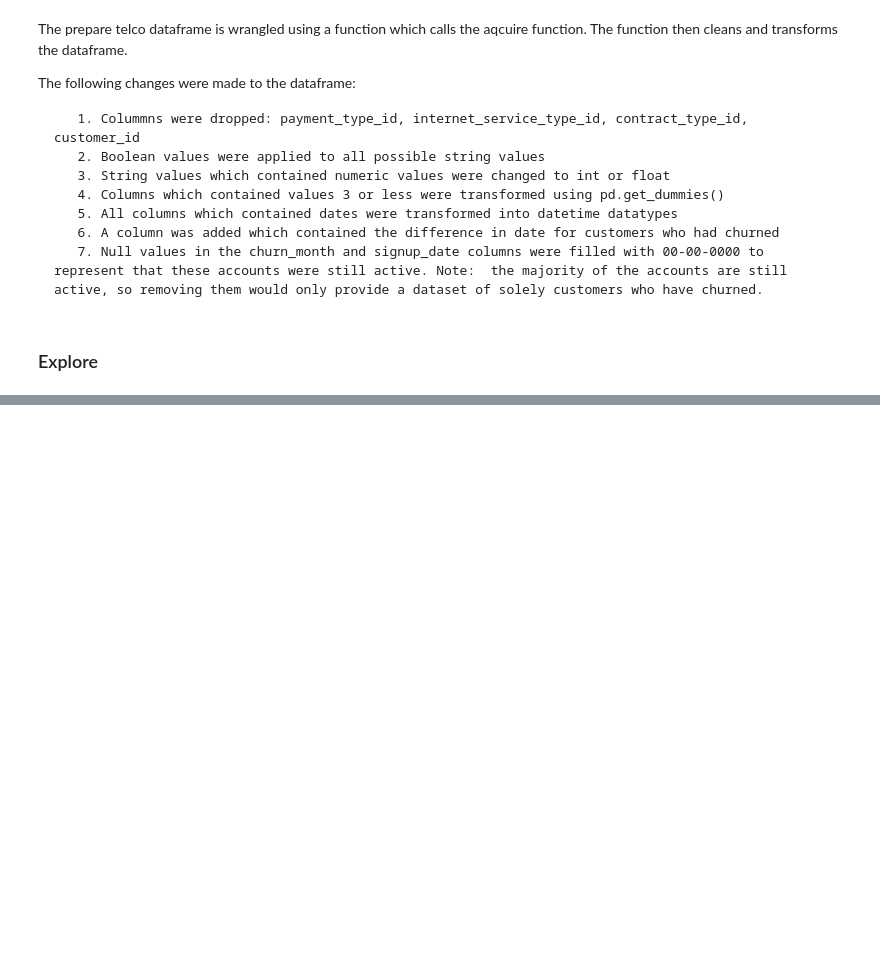
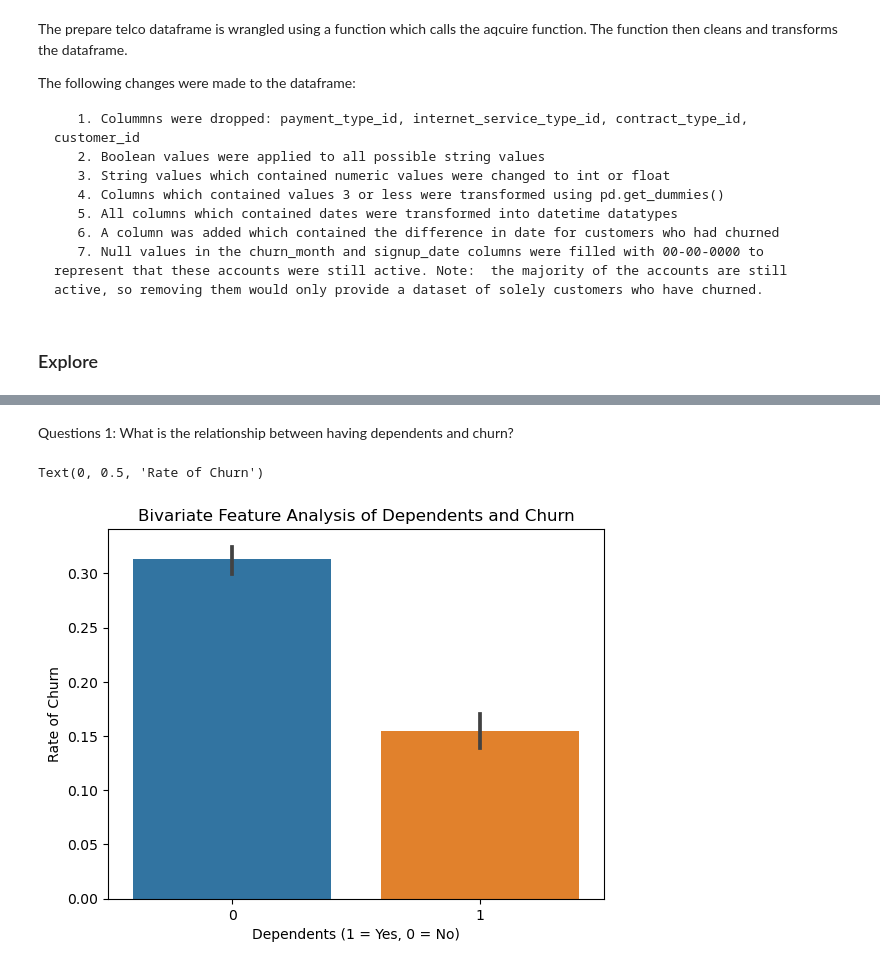
Before and after one commit to caroline-miller0921/telco_classification_report, a Jupyter notebook: classification_report.ipynb, the cells around one changed output, grey strips where cells are left out. Saved outputs shown, nothing was run; the diff lists cells and outputs as text; code cells hidden in the pictures; blank space fills up the shorter version.

```diff
--- a/classification_report.ipynb
+++ b/classification_report.ipynb
@@ -88,0 +111,10 @@ memory usage: 1.4+ MB
+# %% [markdown]
+Questions 1: What is the relationship between having dependents and churn?
+# %%
+sns.barplot(data = ct, x = 'dependents', y = 'churn', )
+plt.title('Bivariate Feature Analysis of Dependents and Churn')
+plt.xlabel('Dependents (1 = Yes, 0 = No)')
+plt.ylabel('Rate of Churn')
+# %% [output]
+Text(0, 0.5, 'Rate of Churn')
+[figure, added]
```
Also changed, not shown: parts of 79 cells of this notebook, 3 other files.
